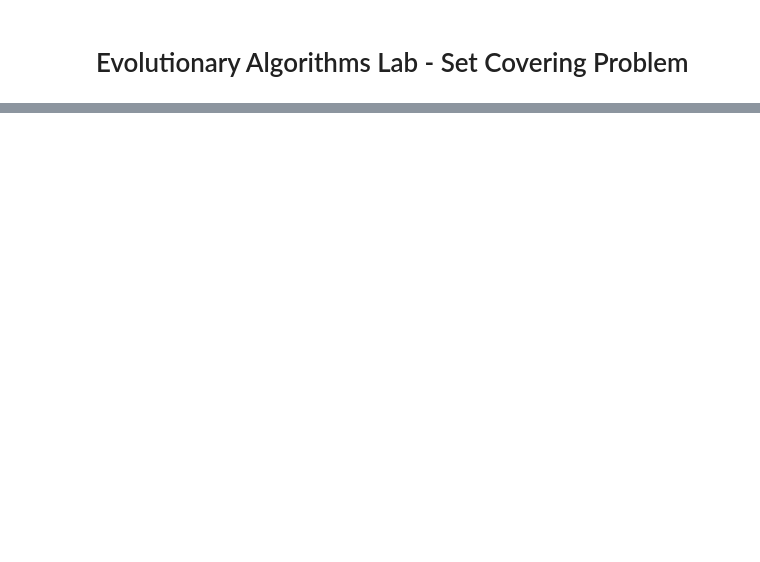
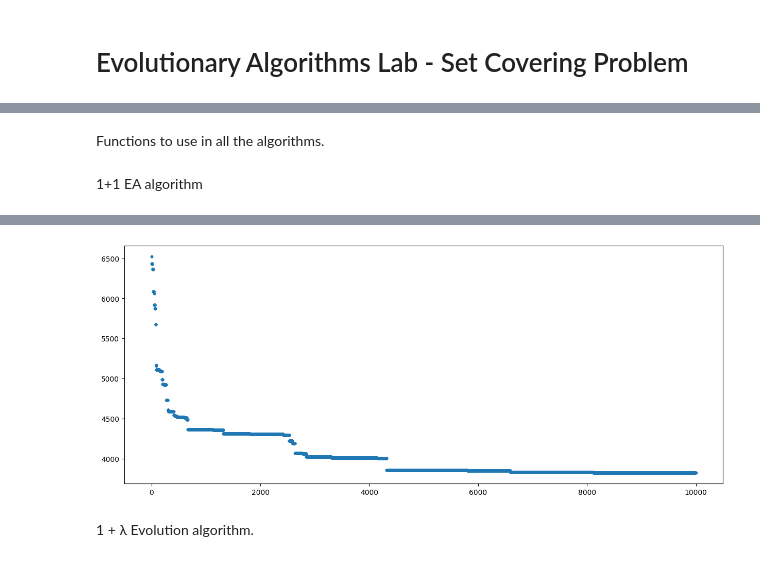
Before and after one commit to moDal7/Computational-Intelligence, a Jupyter notebook: lab2/lab2_sol.ipynb, the cells around one changed output, grey strips where cells are left out. Drawn from its saved outputs; the diff is of its cells as text; code cells hidden in the pictures; blank space fills up the shorter version.

```diff
--- a/lab2/lab2_sol.ipynb
+++ b/lab2/lab2_sol.ipynb
@@ -91,0 +28,2 @@ def plus_lambda_ea(population, all_lists, λ, σ, n):
+# %% [markdown]
+Functions to use in all the algorithms.
@@ -92,21 +57,43 @@ def plus_lambda_ea(population, all_lists, λ, σ, n):
+# %% [markdown]
+1+1 EA algorithm
+# %%
+def plus1_ea(solution, all_lists, steps, sigma, n):
+
+    history = []
+    for steps in range(steps):
+        max_tweak = 2000
+        tweaks = 0
+        candidate = tweak_sol(solution, all_lists, sigma, n)
+        while not goal_test(n, candidate) and max_tweak > tweaks:
+            candidate = tweak_sol(solution, all_lists, sigma, n)
+            tweaks += 1
+
+        if fitness_eval(candidate) < fitness_eval(solution):
+
+            solution = candidate
+
+        history.append(fitness_eval(solution))
+
+    return solution, history
 # %%
-# 1 + λ ES
+SIGMA = 1
+STEPS = 10000
 
-λ = 5
-σ = 0.05
+for num in N_VALUES:
+    all_lists = set(tuple(element) for element in problem(num, SEED))
 
-for n in N_VALUES:
-    all_lists = problem(n, SEED)
-    random_list = random.choice(all_lists)
-    start_element = []
+    random_list = random.choice(list(all_lists))
 
-    while not goal_test(n, start_element):
-        if random_list not in start_element:
-            start_element.append(random_list)
-        random_list = random.choice(all_lists)
-    if n < 20:
-        logging.info(f"start element {start_element}")
-    sol = plus_lambda_ea(start_element, all_lists, λ, σ, n)
+    start_element = set()
+    while not goal_test(num, start_element):
+      start_element.add(random.choice(list(all_lists - start_element)))
 
-    logging.info(f"N = {n}, best solution: w={sum(len(_) for _ in sol)} (bloat={(sum(len(_) for _ in sol)-n)/n*100:.0f}%)")
+
+    sol, history = plus1_ea(start_element, all_lists, STEPS, SIGMA, num)
+
+    if num == 1000:
+      plt.figure(figsize=(15, 6))
+      plt.scatter(range(STEPS), history, marker=".")
+
+    logging.info(f"N = {num}, best solution: w={sum(len(_) for _ in sol)} (bloat={(sum(len(_) for _ in sol)-num)/num*100:.0f}%)")
 # %% [output]
@@ -113,0 +106,3 @@ for n in N_VALUES:
+[figure, added]
+# %% [markdown]
+ 1 + λ Evolution algorithm.
```
Also changed, not shown: parts of 7 cells of this notebook, 7 other files.
